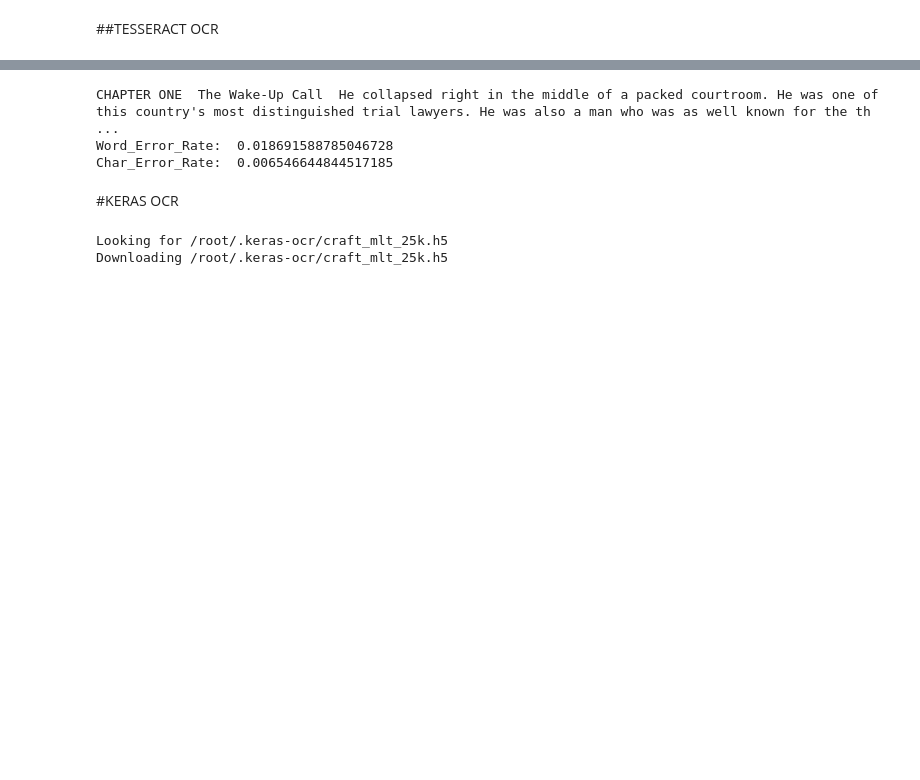
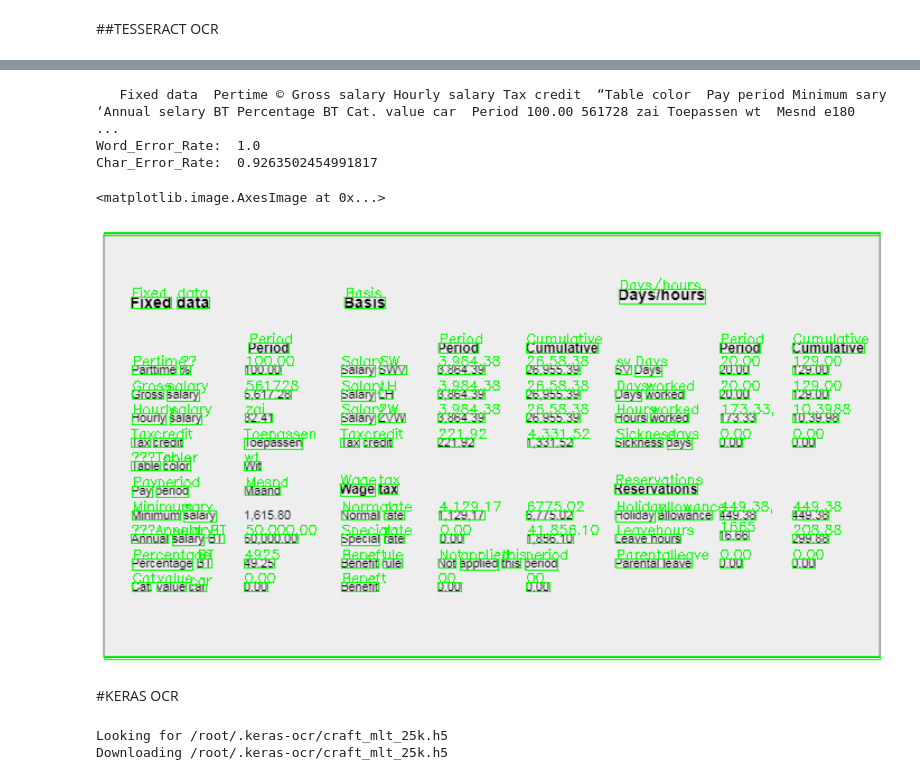
Before and after one commit to AnkushD80692/OpenSource_OCRs, a Jupyter notebook: OCRs.ipynb, the cells around one changed output, grey strips where cells are left out. Cells and saved outputs as stored; diff of their text form; code cells hidden in the pictures; blank space fills up the shorter version.

Commit message:
plotting

```diff
--- a/OCRs.ipynb
+++ b/OCRs.ipynb
@@ -97,6 +75,7 @@ Successfully installed pytesseract-0.3.10
 # %%
 # taking first page of first chapter of book named MONK WHO SOLD HIS FERRARI
 image_path_in_colab="CLear_plane_text.png"
+image_path_in_colab ="pasted.png"
 GT= "CHAPTER ONE The Wake-Up Call He collapsed right in the middle of a packed courtroom. He was one of this country's most distinguished trial lawyers. He was also a man who was as well known for the three-thousand-dollar Italian suits which draped his well-fed frame as for his remarkable string of legal victories. I simply stood there, paralyzed by the shock of what I had just witnessed. The great Julian Mantle had been reduced to a victim and was now squirming on the ground like a helpless infant, shaking and shivering and sweating like a maniac. Everything seemed to move in slow motion from that point on."
 # %%
 import pytesseract
@@ -105,7 +84,13 @@ teserract_extractedInformation = teserract_extractedInformation.replace('\n', '
 print(teserract_extractedInformation)
 #print(pytesseract.image_to_boxes(Image.open(image_path_in_colab)))
 get_the_error_rate(GT, teserract_extractedInformation)
+
+#Detect Langauge other than English
+#French text image to string
+#extractedInformation = pytesseract.image_to_string(Image.open('test-european.jpg'), lang='fra')
+#print(extractedInformation)
+#Specifying language in the above function by lang argument we can change the language text to be detected.
 # %% [output]
-CHAPTER ONE  The Wake-Up Call  He collapsed right in the middle of a packed courtroom. He was one of this country's most distinguished trial lawyers. He was also a man who was as well known for the th ...
-Word_Error_Rate:  0.018691588785046728
-Char_Error_Rate:  0.006546644844517185
+   Fixed data  Pertime © Gross salary Hourly salary Tax credit  “Table color  Pay period Minimum sary ‘Annual selary BT Percentage BT Cat. value car  Period 100.00 561728 zai Toepassen wt  Mesnd e180  ...
+Word_Error_Rate:  1.0
+Char_Error_Rate:  0.9263502454991817
@@ -122,3 +100,22 @@ Char_Error_Rate:  0.006546644844517185
+# %%
+# Perform bounding box detection using Tesseract's built-in capabilities
+image = cv2.imread(image_path_in_colab)
+d = pytesseract.image_to_data(image, output_type=pytesseract.Output.DICT)
+n_boxes = len(d['text'])
+for i in range(n_boxes):
+  if int(d["conf"][i])>0:
+    if int(d['conf'][i]) > 0:
+        (x, y, w, h) = (d['left'][i], d['top'][i], d['width'][i], d['height'][i])
+        image = cv2.rectangle(image, (x, y), (x + w, y + h), (0, 255, 0), 1)
+        image = cv2.putText(image, d["text"][i], (x,y ), cv2.FONT_HERSHEY_SIMPLEX, 0.4, (0, 255, 0), 1)
+
+plt.figure(figsize=(20,10))
+
+plt.axis("off")
+plt.imshow(image)
+# %% [output]
+<matplotlib.image.AxesImage at 0x...>
+[figure, added]
 # %% [markdown]
 #KERAS OCR
 # %%
```
Also changed, not shown: parts of 27 cells of this notebook, 1 other file.
